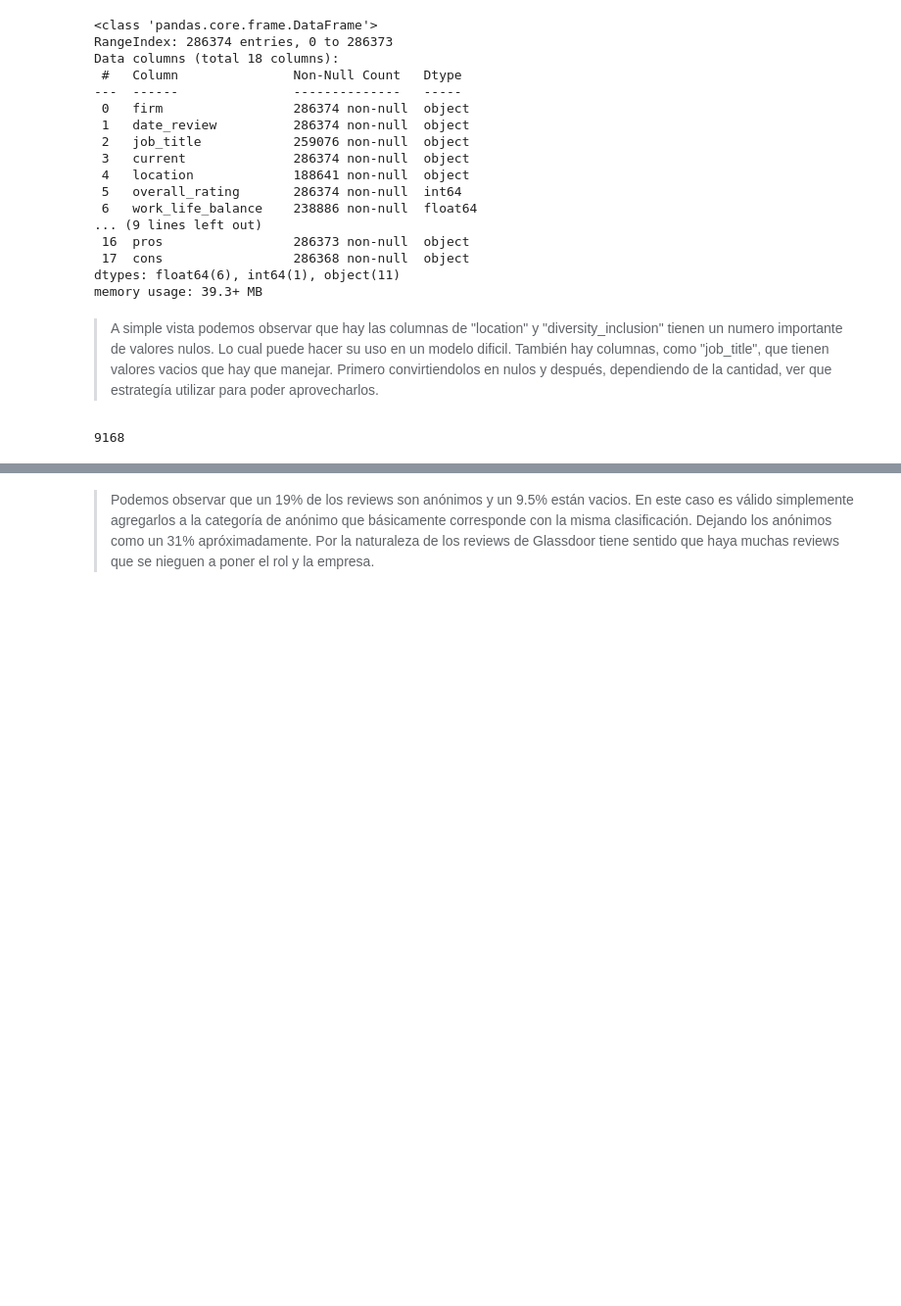
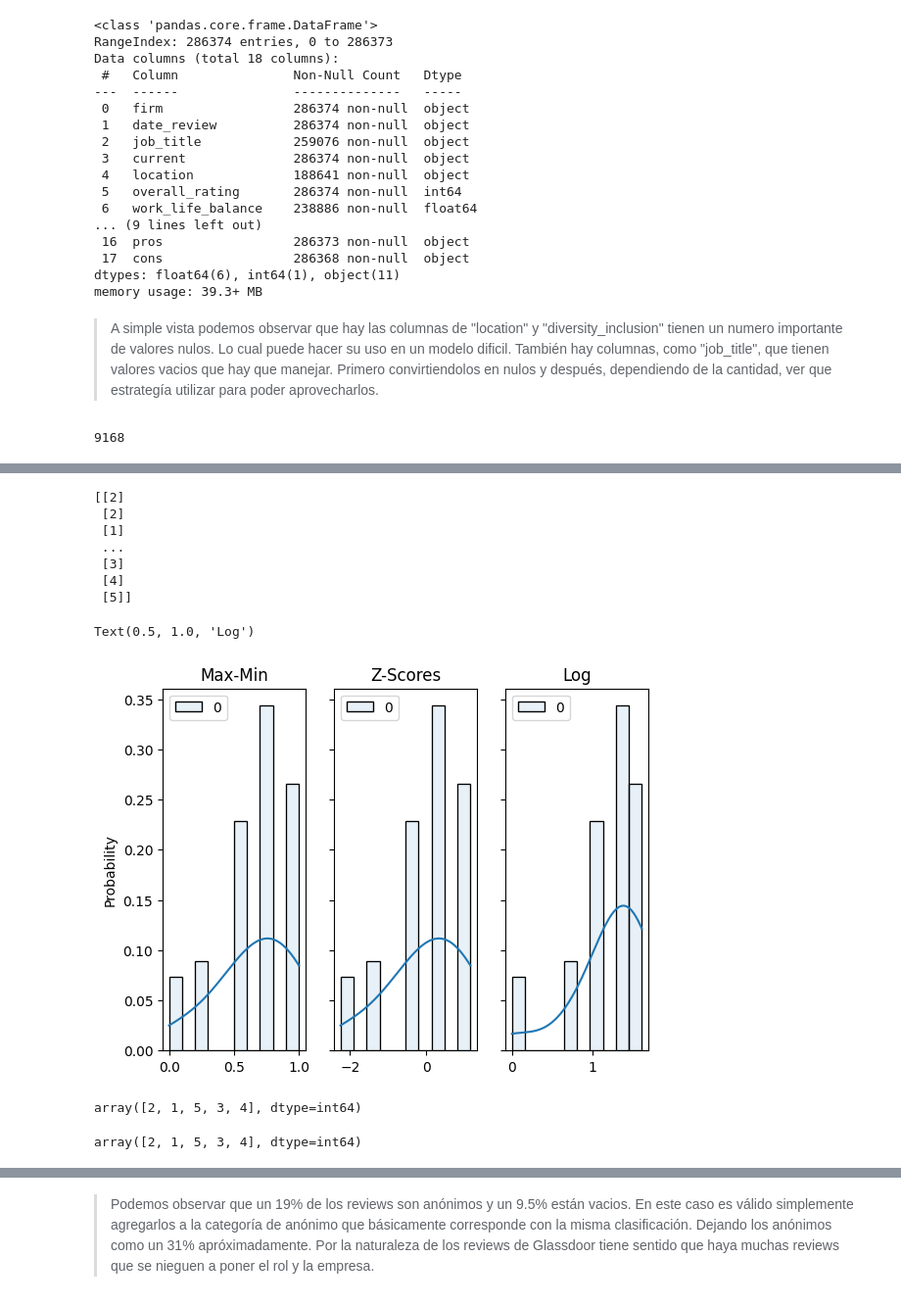
Before and after one commit to rodolforojasd/Proyecto, a Jupyter notebook: ProyectoDS_ParteII_+Rojas.ipynb, the cells around one changed output, grey strips where cells are left out. Shown at 98% size. Cells and saved outputs as stored; diff of their text form; code cells hidden in the pictures; blank space fills up the shorter version.

```diff
--- a/ProyectoDS_ParteII_+Rojas.ipynb
+++ b/ProyectoDS_ParteII_+Rojas.ipynb
@@ -160,0 +246,76 @@ Name: count, Length: 26786, dtype: float64
+# %%
+
+targetVarNorm = target_variable.values.reshape(-1, 1)
+
+min_max_scaler = preprocessing.MinMaxScaler()
+
+print(targetVarNorm)
+X_train_minmax = min_max_scaler.fit_transform(targetVarNorm)
+
+
+scaler = preprocessing.StandardScaler()
+zscores = scaler.fit_transform(targetVarNorm)
+
+logRatings = np.log(targetVarNorm)
+
+fig, axs = plt.subplots(ncols=3, sharey= True)
+
+sns.histplot(data = X_train_minmax,
+
+             alpha = 0.1,
+             kde = True,
+             bins=10,
+             stat='probability',
+             color = '#B76BCB',
+             kde_kws = dict(
+                 bw_adjust=9
+             ),
+             ax=axs[0]
+)
+axs[0].set_title('Max-Min')
+
+sns.histplot(data = zscores,
+             alpha = 0.1,
+             kde = True,
+             bins=10,
+             stat='probability',
+             color = '#B76BCB',
+             kde_kws = dict(
+                 bw_adjust=9
+             ),
+             ax=axs[1]
+)
+axs[1].set_title('Z-Scores')
+
+sns.histplot(data = logRatings,
+
+
+             alpha = 0.1,
+             kde = True,
+             bins=10,
+             stat='probability',
+             color = '#B76BCB',
+             kde_kws = dict(
+                 bw_adjust=9
+             ),
+             ax=axs[2]
+)
+axs[2].set_title('Log')
+# %% [output]
+[[2]
+ [2]
+ [1]
+ ...
+ [3]
+ [4]
+ [5]]
+Text(0.5, 1.0, 'Log')
+[figure, added]
+# %%
+target_variable.unique()
+# %% [output]
+array([2, 1, 5, 3, 4], dtype=int64)
+# %%
+df['overall_rating'].unique()
+# %% [output]
+array([2, 1, 5, 3, 4], dtype=int64)
```
Also changed, not shown: parts of 40 cells of this notebook, 11 other files.
